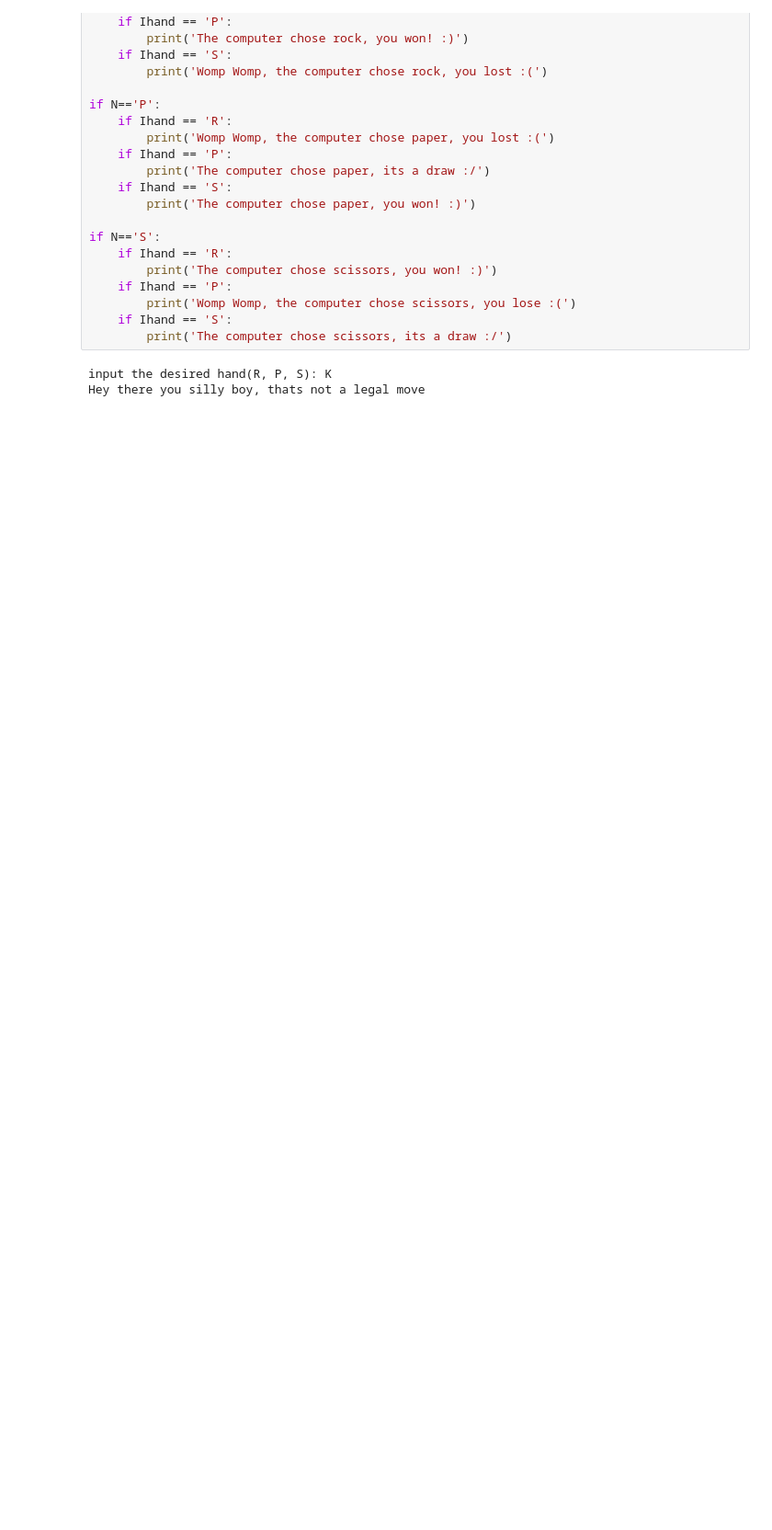
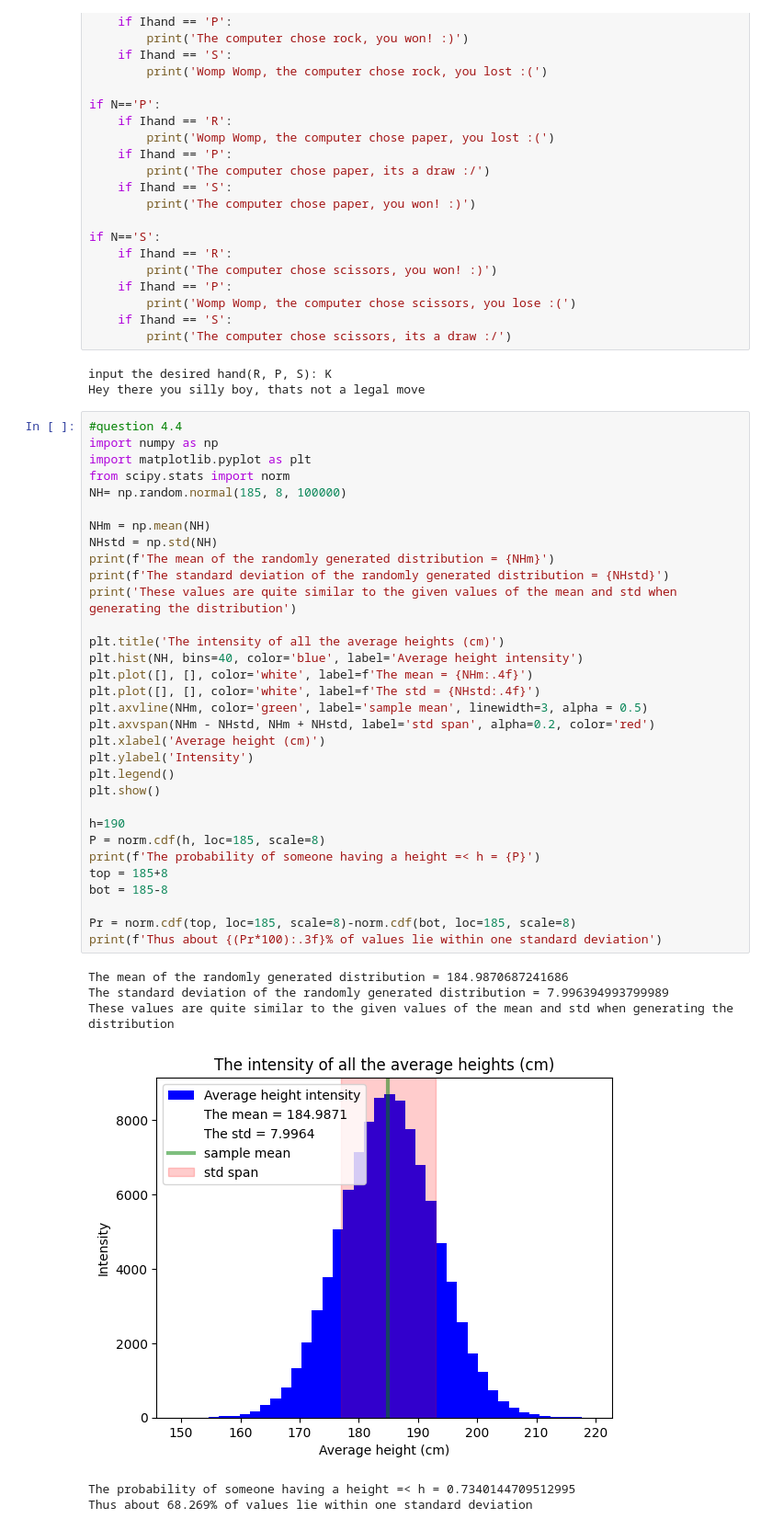
Before and after one commit to JesseMoilen/PROGNUM-repo, a Jupyter notebook: Task4/SQ_4.ipynb, the cells around one changed output. Shown at 92% size. Drawn from its saved outputs; the diff is of its cells as text; blank space fills up the shorter version.

```diff
--- a/Task4/SQ_4.ipynb
+++ b/Task4/SQ_4.ipynb
@@ -58,3 +58,42 @@ if N=='S':
 # %% [output]
 input the desired hand(R, P, S): K
 Hey there you silly boy, thats not a legal move
+# %%
+#question 4.4
+import numpy as np
+import matplotlib.pyplot as plt
+from scipy.stats import norm
+NH= np.random.normal(185, 8, 100000)
+
+NHm = np.mean(NH)
+NHstd = np.std(NH)
+print(f'The mean of the randomly generated distribution = {NHm}')
+print(f'The standard deviation of the randomly generated distribution = {NHstd}')
+print('These values are quite similar to the given values of the mean and std when generating the distribution')
+
+plt.title('The intensity of all the average heights (cm)')
+plt.hist(NH, bins=40, color='blue', label='Average height intensity')
+plt.plot([], [], color='white', label=f'The mean = {NHm:.4f}')
+plt.plot([], [], color='white', label=f'The std = {NHstd:.4f}')
+plt.axvline(NHm, color='green', label='sample mean', linewidth=3, alpha = 0.5)
+plt.axvspan(NHm - NHstd, NHm + NHstd, label='std span', alpha=0.2, color='red')
+plt.xlabel('Average height (cm)')
+plt.ylabel('Intensity')
+plt.legend()
+plt.show()
+
+h=190
+P = norm.cdf(h, loc=185, scale=8)
+print(f'The probability of someone having a height =< h = {P}')
+top = 185+8
+bot = 185-8
+
+Pr = norm.cdf(top, loc=185, scale=8)-norm.cdf(bot, loc=185, scale=8)
+print(f'Thus about {(Pr*100):.3f}% of values lie within one standard deviation')
+# %% [output]
+The mean of the randomly generated distribution = 184.9870687241686
+The standard deviation of the randomly generated distribution = 7.996394993799989
+These values are quite similar to the given values of the mean and std when generating the distribution
+[figure, added]
+The probability of someone having a height =< h = 0.7340144709512995
+Thus about 68.269% of values lie within one standard deviation
```
Also changed, not shown: parts of 1 cell of this notebook, 1 other file.
